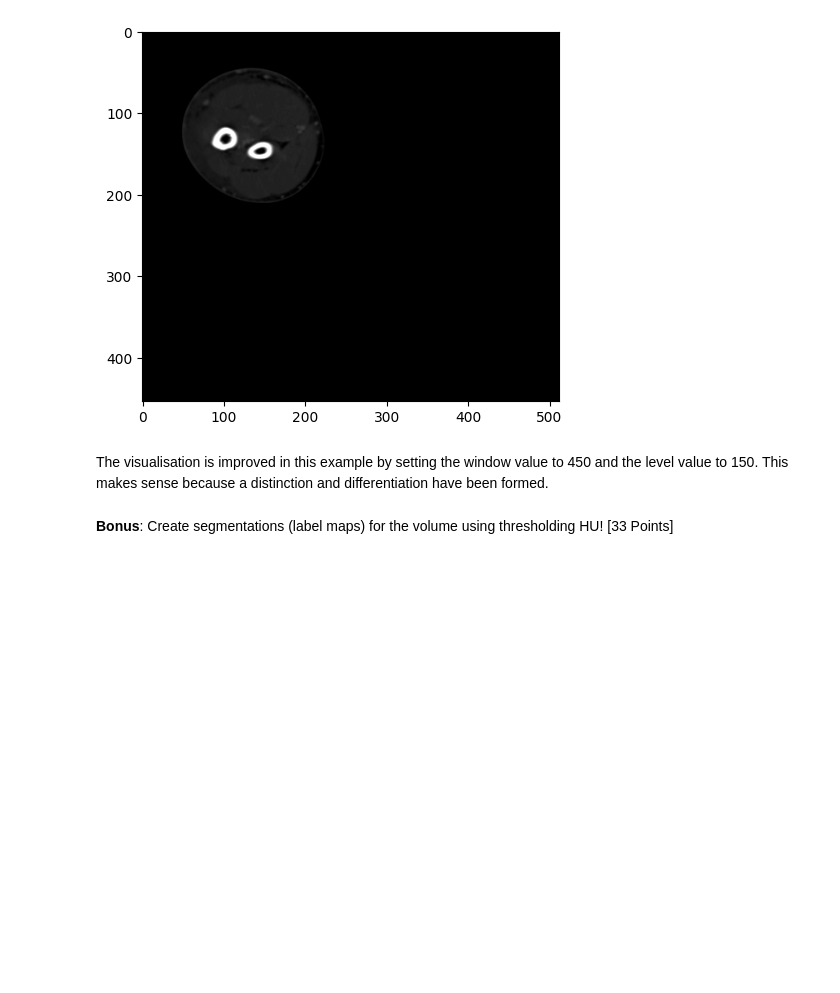
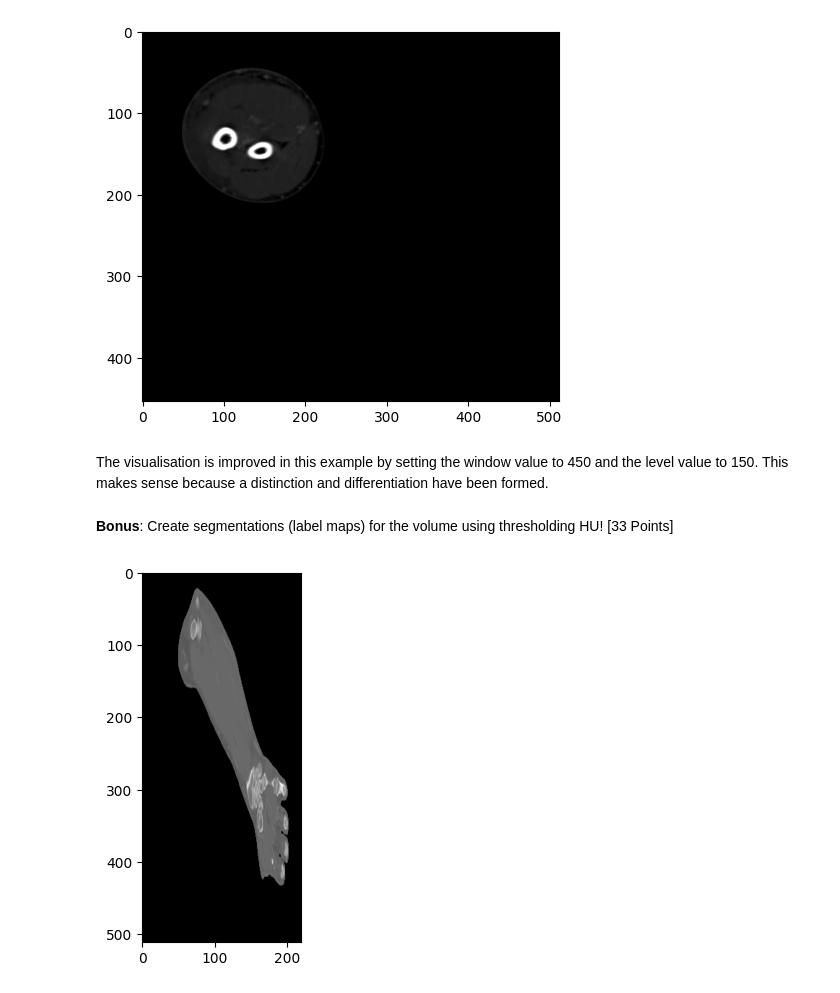
Before and after one commit to bostongfx/cs666student_2023, a Jupyter notebook: CS666_Assignment_5.ipynb, the cells around one changed output. Saved outputs shown, nothing was run; the diff lists cells and outputs as text; code cells hidden in the pictures; blank space fills up the shorter version.

```diff
--- a/CS666_Assignment_5.ipynb
+++ b/CS666_Assignment_5.ipynb
@@ -274,2 +278,22 @@ The visualisation is improved in this example by setting the window value to 450
+# %%
+# TODO: YOUR CODE TO SEGMENT FAT
+# Segment Fat
+# fat_mask = volume3d.copy().astype(np.int16)
+# fat_mask[fat_mask < -120] = 0
+# fat_mask[fat_mask > -50] = 0
+# fat_mask[fat_mask != 0] = 1
+
+# i=110
+# plt.imshow(fat_mask[:, :, i], cmap='gray')
+# plt.show()
+
+fat_mask = volume3d.copy().astype(np.int16)
+# fat_mask[fat_mask < -120] = 0
+fat_mask[fat_mask < -50] = 0
+
+plt.imshow(fat_mask[100, :, :], cmap='gray')
+plt.show()
+# %% [output]
+[figure, added]
 # %%
 # TODO: YOUR CODE TO SEGMENT SOFT TISSUE
```
Also changed, not shown: parts of 8 cells of this notebook.
